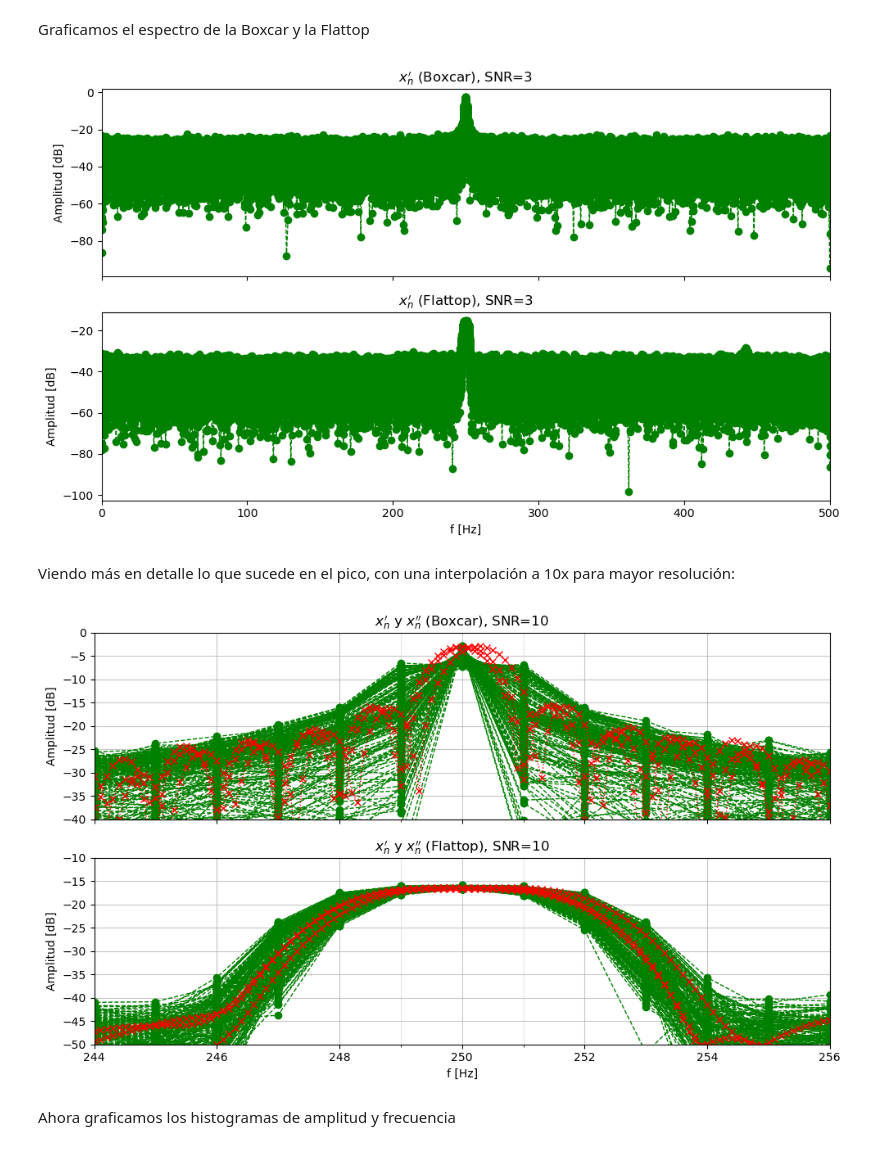
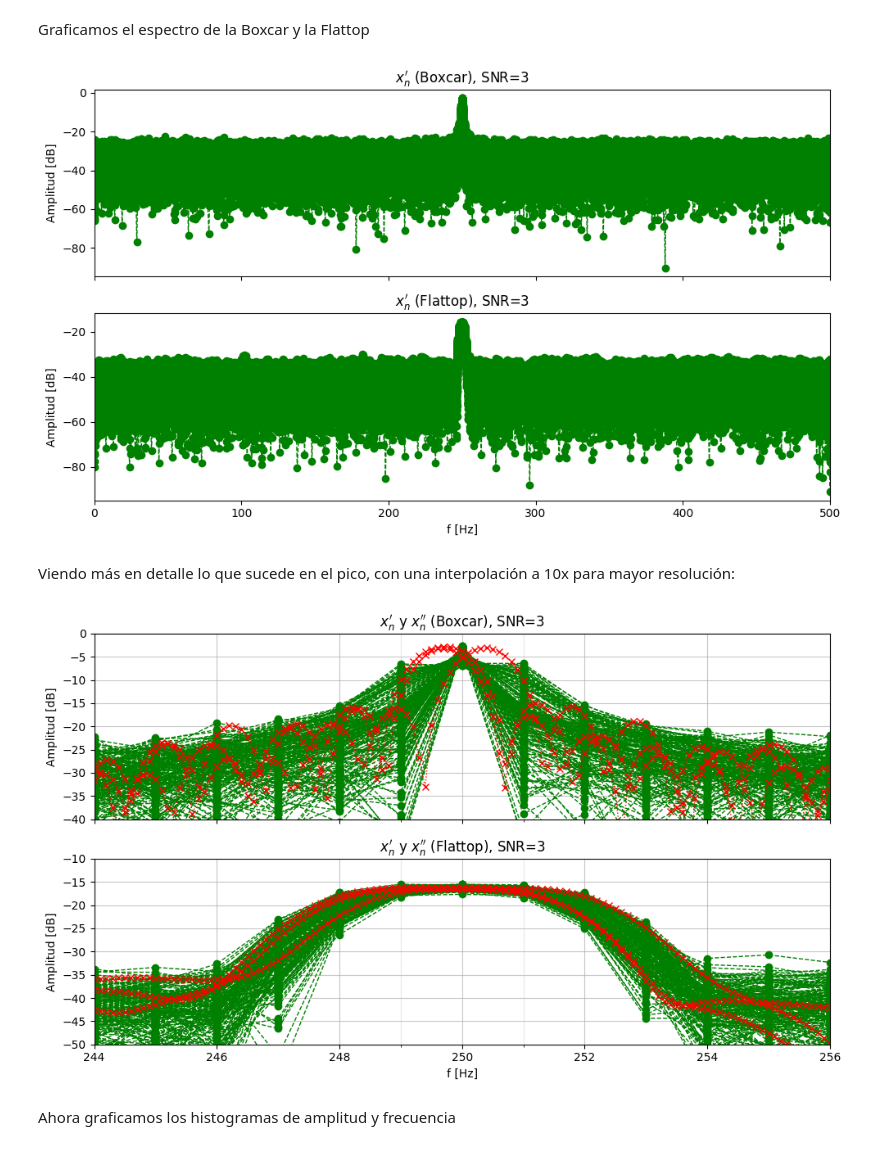
Before and after one commit to feer9/R6575-DSP, a Jupyter notebook: ts4.ipynb, the cells around one changed output. Saved outputs shown, nothing was run; the diff lists cells and outputs as text; code cells hidden in the pictures.

```diff
--- a/ts4.ipynb
+++ b/ts4.ipynb
@@ -112,9 +112,7 @@ W1 = W0 + fr
 SNRs = np.array([ 3, 10 ], dtype=np.float64)
 resultados = []
 # %%
-snr_dB = 3
-
-var_noise  = 10 ** (snr_dB / (-10)) # varianza (potencia)
+var_noise  = 10 ** (SNRs[0] / (-10)) # varianza (potencia)
 noise = np.random.normal(loc=0.0, scale=np.sqrt(var_noise), size=(N,R))
 
 a1 = np.sqrt(2) # amplitud p/ potencia normalizada
@@ -216,48 +214,48 @@ fig.set_figheight(6)
 fig.set_figwidth(10)
 #------------------------------ boxcar ----------------------------------------#
 graficar_espectro(axis[0], xx_boxcar_f,  ff, fs, 'o--g', linewidth=1)
-axis[0].set_title('$x_n\'$ (Boxcar), SNR='+str(int(snr_dB)))
+axis[0].set_title('$x_n\'$ (Boxcar), SNR='+str(int(SNRs[0])))
 axis[0].set_ylabel('Amplitud [dB]')
 
 #----------------------------- flattop ----------------------------------------#
 graficar_espectro(axis[1], xx_flattop_f, ff, fs, 'o--g', linewidth=1)
-axis[1].set_title('$x_n\'$ (Flattop), SNR='+str(int(snr_dB)))
+axis[1].set_title('$x_n\'$ (Flattop), SNR='+str(int(SNRs[0])))
 axis[1].set_xlabel('f [Hz]'), axis[1].set_ylabel('Amplitud [dB]')
 plt.xlim([0, fs/2])
 plt.show()
 # %% [output]
-[figure, old version]
+[figure, new version]
 # %% [markdown]
 Viendo más en detalle lo que sucede en el pico, con una interpolación a 10x para mayor resolución:
 # %%
 fig, axis = plt.subplots(2, 1, sharex=True, tight_layout=True)
 fig.set_figheight(6)
 fig.set_figwidth(10)
 
 #------------------------------ boxcar ----------------------------------------#
 axis[0].set_xticks(np.linspace(W0-2, W0+2, 5), minor=True)
 axis[0].grid(which='major', alpha=0.7)
 axis[0].grid(which='minor', alpha=0.3)
 graficar_espectro(axis[0],  xx_boxcar_f,         ff, fs, 'o--g', linewidth=1)
 graficar_espectro(axis[0], xxx_boxcar_f[:,0:3], fff, fs,  'x:r', linewidth=1)
-axis[0].set_title('$x_n\'$ y $x_n\'\'$ (Boxcar), SNR='+str(int(snr_dB)))
+axis[0].set_title('$x_n\'$ y $x_n\'\'$ (Boxcar), SNR='+str(int(SNRs[0])))
 axis[0].set_ylabel('Amplitud [dB]')
 axis[0].set_ylim([-40,0])
 
 #----------------------------- flattop ----------------------------------------#
 axis[1].set_xticks(np.linspace(W0-2, W0+2, 5), minor=True)
 axis[1].grid(which='major', alpha=0.7)
 axis[1].grid(which='minor', alpha=0.3)
 
 graficar_espectro(axis[1],  xx_flattop_f,         ff,  fs, 'o--g', linewidth=1)
 graficar_espectro(axis[1], xxx_flattop_f[:,0:3], fff, fs, 'x:r',  linewidth=1)
-axis[1].set_title('$x_n\'$ y $x_n\'\'$ (Flattop), SNR='+str(int(snr_dB)))
+axis[1].set_title('$x_n\'$ y $x_n\'\'$ (Flattop), SNR='+str(int(SNRs[0])))
 axis[1].set_xlabel('f [Hz]'), axis[1].set_ylabel('Amplitud [dB]')
 axis[1].set_ylim([-50,-10])
 axis[1].set_xlim([W0-6, W0+6])
 plt.show()
 # %% [output]
-[figure, old version]
+[figure, new version]
 # %% [markdown]
 Ahora graficamos los histogramas de amplitud y frecuencia
 # %%
```
Also changed, not shown: parts of 6 cells of this notebook.
